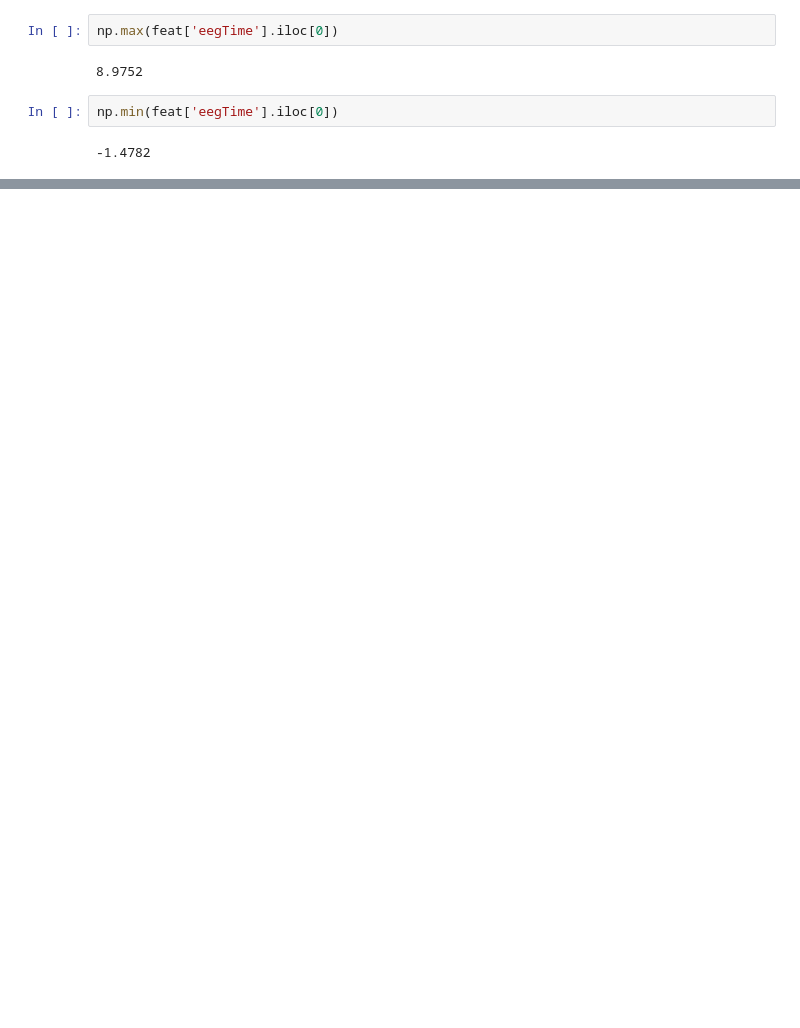
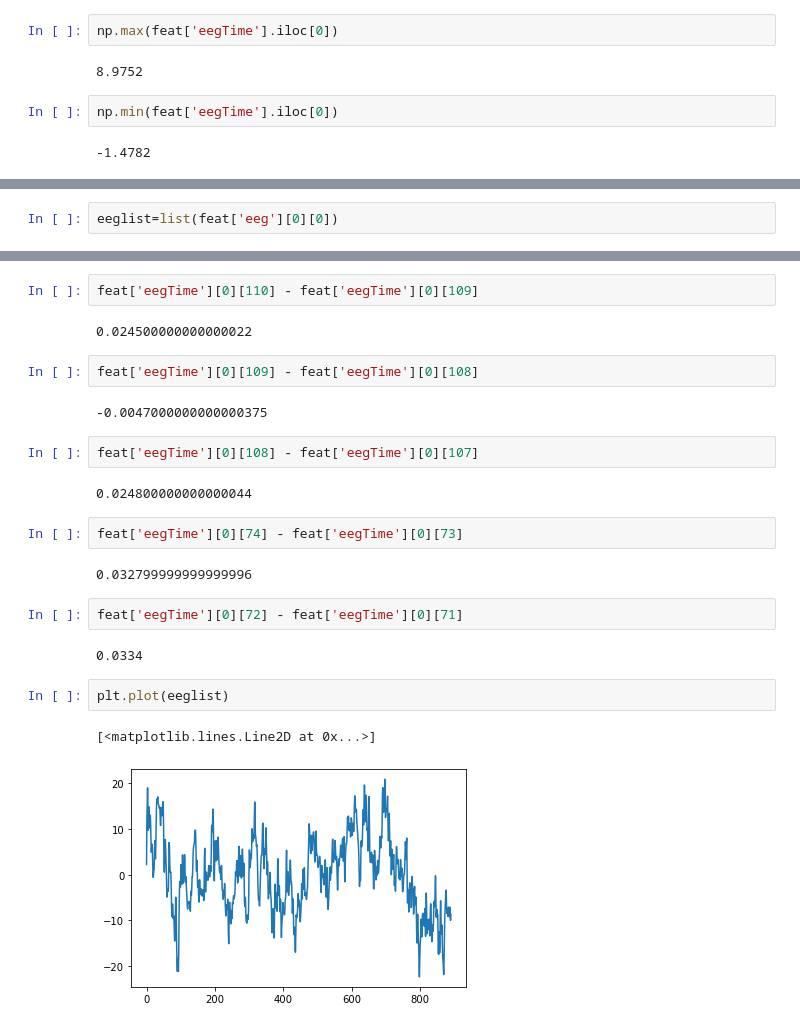
Before and after one commit to anishaghosh123/Alice-dataset, a Jupyter notebook: alice.ipynb, the cells around one changed output, grey strips where cells are left out. Drawn from its saved outputs; the diff is of its cells as text; blank space fills up the shorter version.

```diff
--- a/alice.ipynb
+++ b/alice.ipynb
@@ -200,0 +411,2 @@ array([ 3.3025e+00, -1.4782e+00, -2.5200e-01, -9.6140e-01, -4.3970e-01,
+# %%
+eeglist=list(feat['eeg'][0][0])
@@ -200,0 +421,25 @@ array([ 3.3025e+00, -1.4782e+00, -2.5200e-01, -9.6140e-01, -4.3970e-01,
+# %%
+feat['eegTime'][0][110] - feat['eegTime'][0][109]
+# %% [output]
+0.024500000000000022
+# %%
+feat['eegTime'][0][109] - feat['eegTime'][0][108]
+# %% [output]
+-0.0047000000000000375
+# %%
+feat['eegTime'][0][108] - feat['eegTime'][0][107]
+# %% [output]
+0.024800000000000044
+# %%
+feat['eegTime'][0][74] - feat['eegTime'][0][73]
+# %% [output]
+0.032799999999999996
+# %%
+feat['eegTime'][0][72] - feat['eegTime'][0][71]
+# %% [output]
+0.0334
+# %%
+plt.plot(eeglist)
+# %% [output]
+[<matplotlib.lines.Line2D at 0x...>]
+[figure, added]
```
Also changed, not shown: parts of 46 cells of this notebook.
